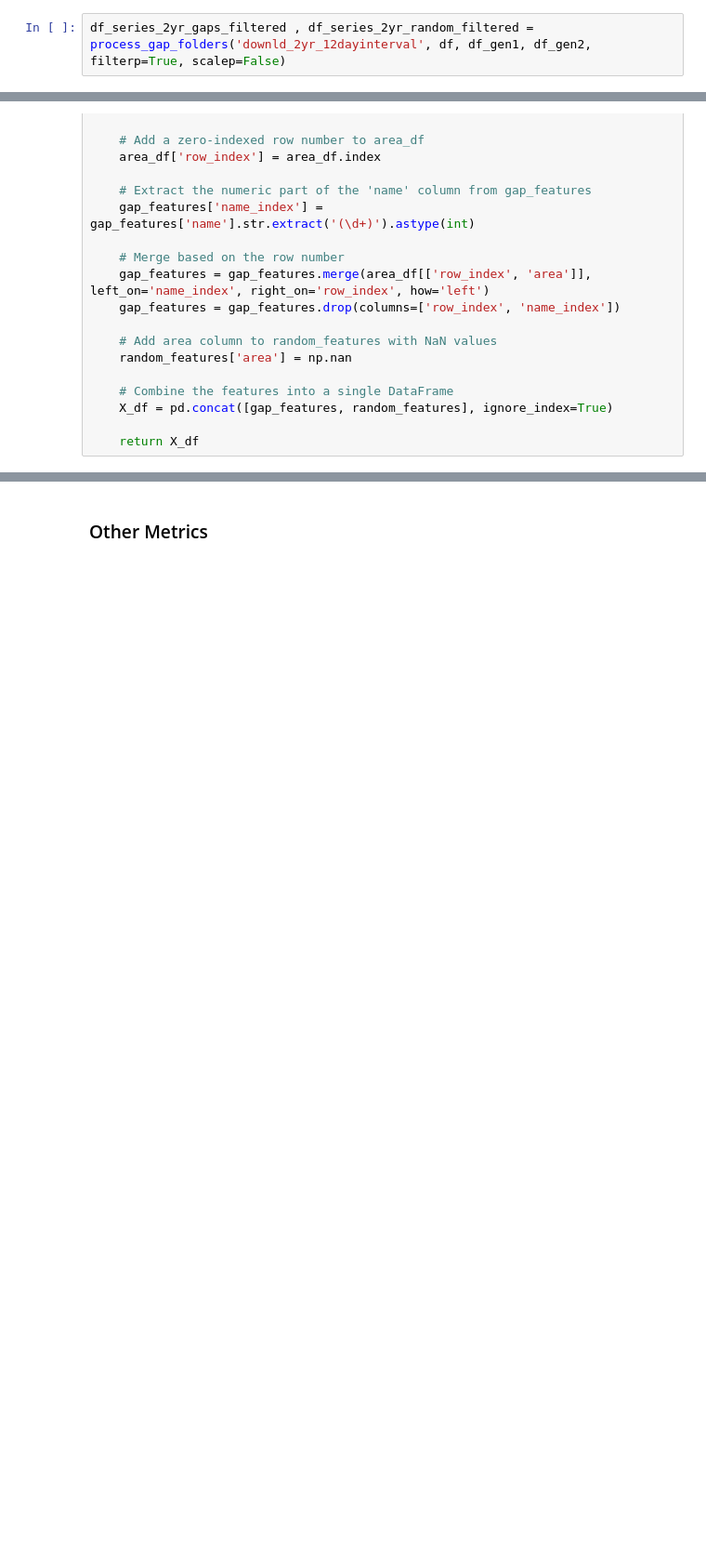
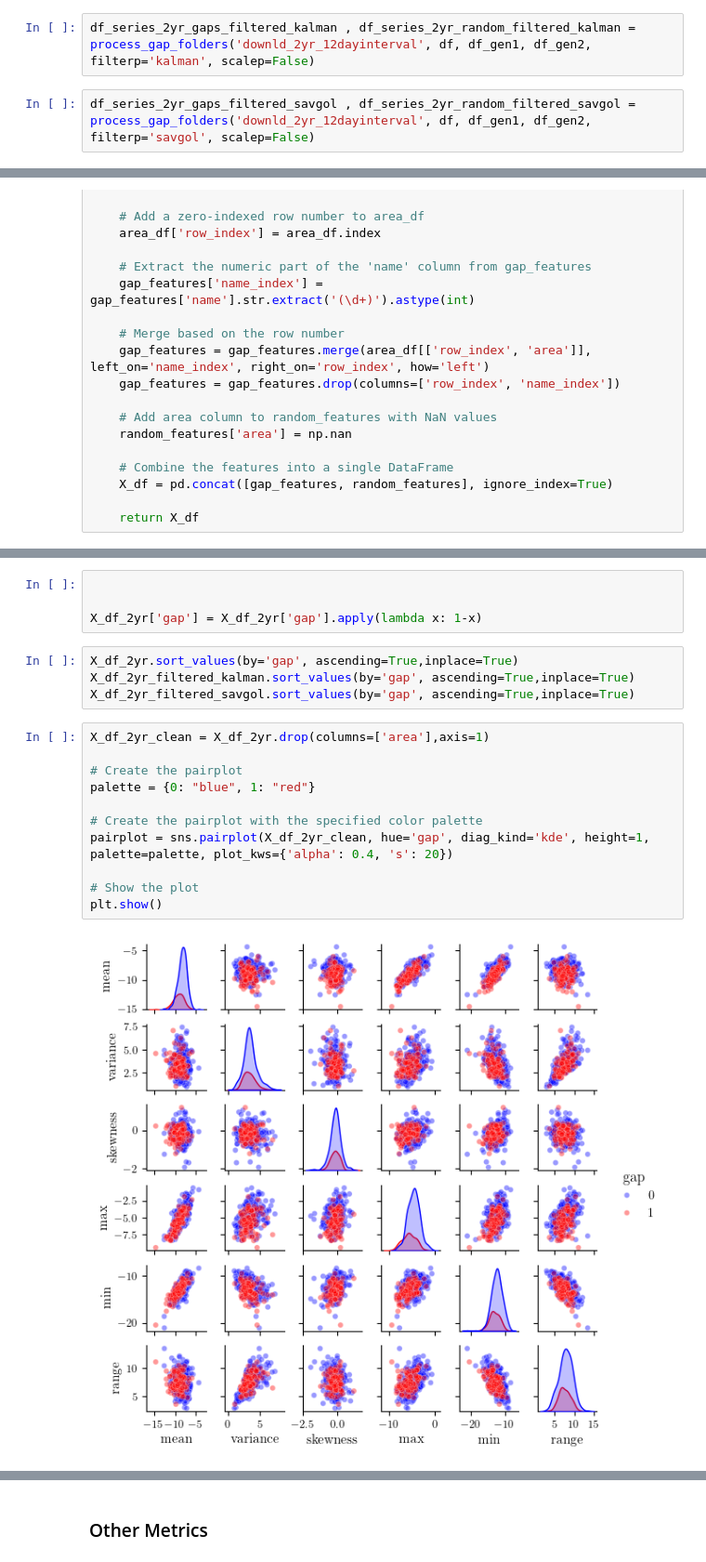
Before and after one commit to ol-webb/tree_gaps4, a Jupyter notebook: all_gaps_mk2/main1.ipynb, the cells around one changed output, grey strips where cells are left out. Shown at 93% size. Drawn from its saved outputs; the diff is of its cells as text; blank space fills up the shorter version.

```diff
--- a/all_gaps_mk2/main1.ipynb
+++ b/all_gaps_mk2/main1.ipynb
@@ -448,7 +449,9 @@ df_series_alltime_gaps, df_series_alltime_random = process_gap_folders('download
 # %%
 df_series_2yr_gaps, df_series_2yr_random = process_gap_folders('downld_2yr_12dayinterval', df, df_gen1, df_gen2, filterp=False, scalep=False)
 # %%
-df_series_2yr_gaps_filtered , df_series_2yr_random_filtered = process_gap_folders('downld_2yr_12dayinterval', df, df_gen1, df_gen2, filterp=True, scalep=False)
+df_series_2yr_gaps_filtered_kalman , df_series_2yr_random_filtered_kalman = process_gap_folders('downld_2yr_12dayinterval', df, df_gen1, df_gen2, filterp='kalman', scalep=False)
+# %%
+df_series_2yr_gaps_filtered_savgol , df_series_2yr_random_filtered_savgol = process_gap_folders('downld_2yr_12dayinterval', df, df_gen1, df_gen2, filterp='savgol', scalep=False)
 # %%
 ## Shorten the indefinete / alltime random dataframe so we can compare
 
@@ -822,0 +889,21 @@ X_df_2yr_filtered = create_feature_matrix(df_series_2yr_gaps_filtered, df_series
+# %%
+
+
+X_df_2yr['gap'] = X_df_2yr['gap'].apply(lambda x: 1-x)
+# %%
+X_df_2yr.sort_values(by='gap', ascending=True,inplace=True)
+X_df_2yr_filtered_kalman.sort_values(by='gap', ascending=True,inplace=True)
+X_df_2yr_filtered_savgol.sort_values(by='gap', ascending=True,inplace=True)
+# %%
+X_df_2yr_clean = X_df_2yr.drop(columns=['area'],axis=1)
+
+# Create the pairplot
+palette = {0: "blue", 1: "red"}
+
+# Create the pairplot with the specified color palette
+pairplot = sns.pairplot(X_df_2yr_clean, hue='gap', diag_kind='kde', height=1, palette=palette, plot_kws={'alpha': 0.4, 's': 20})
+
+# Show the plot
+plt.show()
+# %% [output]
+[figure, added]
```
Also changed, not shown: parts of 13 cells of this notebook, 4 other files.
